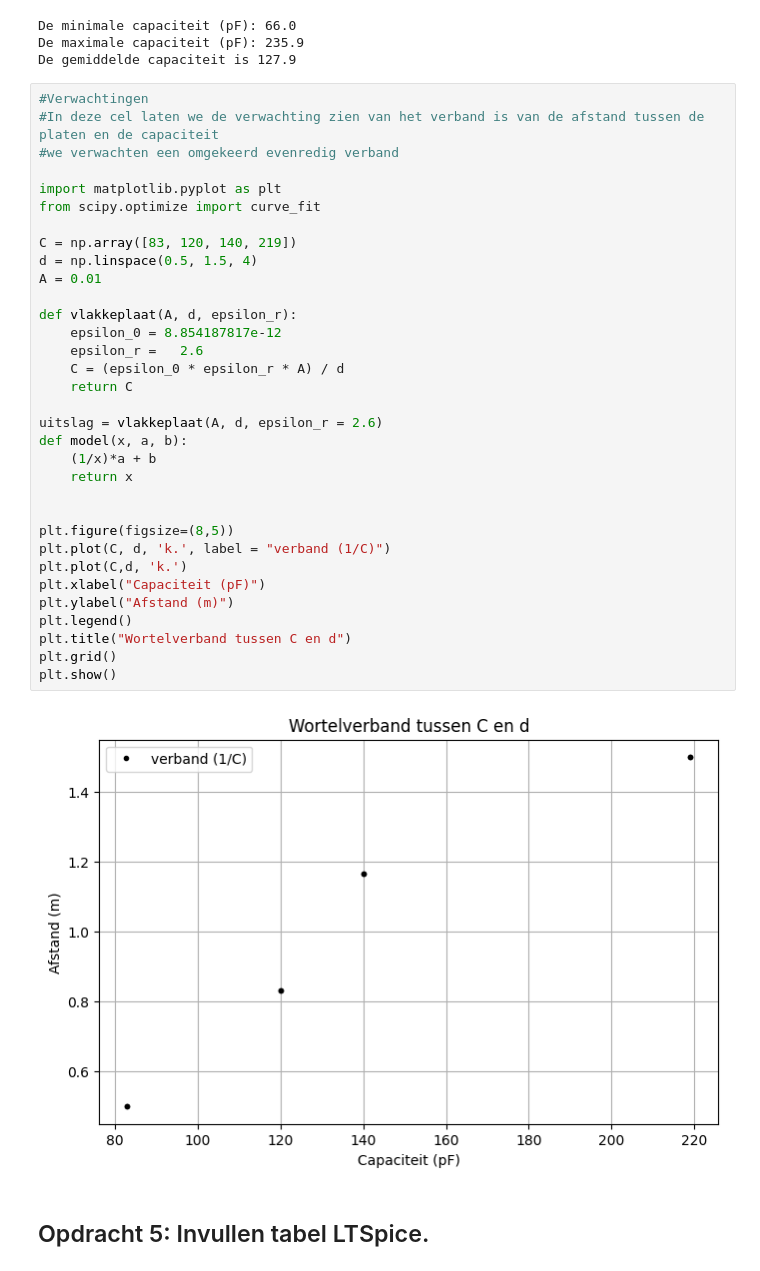
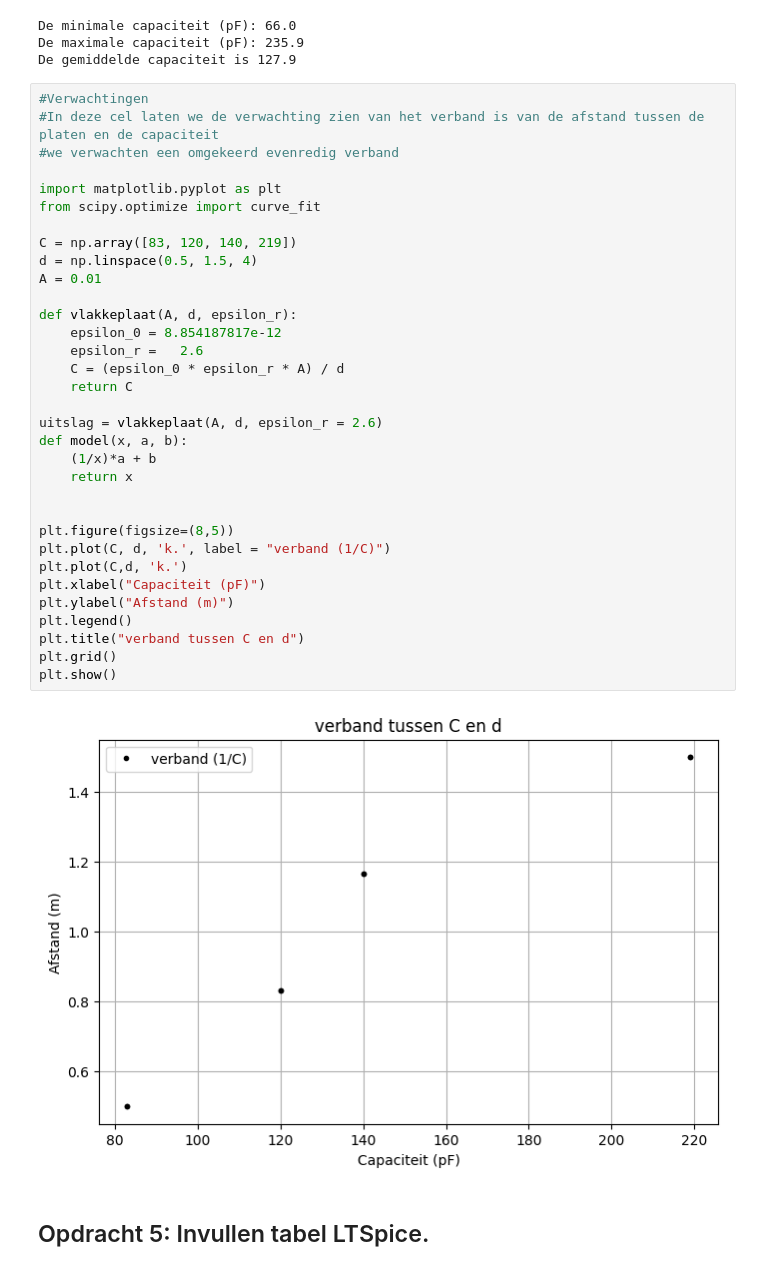
Before and after one commit to fvandeschaft-ai/defd-floor-goed, a Jupyter notebook: FysiekeOntwerpopdrachten/2OntwerpEenSensorCondensator/DEFOntwerpopdracht2OntwerpEenSensorInvulTemplate.ipynb, the cells around one changed output. Drawn from its saved outputs; the diff is of its cells as text.

```diff
--- a/FysiekeOntwerpopdrachten/2OntwerpEenSensorCondensator/DEFOntwerpopdracht2OntwerpEenSensorInvulTemplate.ipynb
+++ b/FysiekeOntwerpopdrachten/2OntwerpEenSensorCondensator/DEFOntwerpopdracht2OntwerpEenSensorInvulTemplate.ipynb
@@ -163,35 +163,35 @@ De gemiddelde capaciteit is 127.9
 #we verwachten een omgekeerd evenredig verband
 
 import matplotlib.pyplot as plt
 from scipy.optimize import curve_fit
 
 C = np.array([83, 120, 140, 219])
 d = np.linspace(0.5, 1.5, 4)
 A = 0.01
 
 def vlakkeplaat(A, d, epsilon_r):
     epsilon_0 = 8.854187817e-12
     epsilon_r =   2.6
     C = (epsilon_0 * epsilon_r * A) / d
     return C
 
 uitslag = vlakkeplaat(A, d, epsilon_r = 2.6)
 def model(x, a, b):
     (1/x)*a + b
     return x
 
 
 plt.figure(figsize=(8,5))
 plt.plot(C, d, 'k.', label = "verband (1/C)")
 plt.plot(C,d, 'k.')
 plt.xlabel("Capaciteit (pF)")
 plt.ylabel("Afstand (m)")
 plt.legend()
-plt.title("Wortelverband tussen C en d")
+plt.title("verband tussen C en d")
 plt.grid()
 plt.show()
 # %% [output]
-[figure, old version]
+[figure, new version]
 # %% [markdown]
 ## Opdracht 5: Invullen tabel LTSpice.
 # %% [markdown]
```
Also changed, not shown: parts of 13 cells of this notebook.
